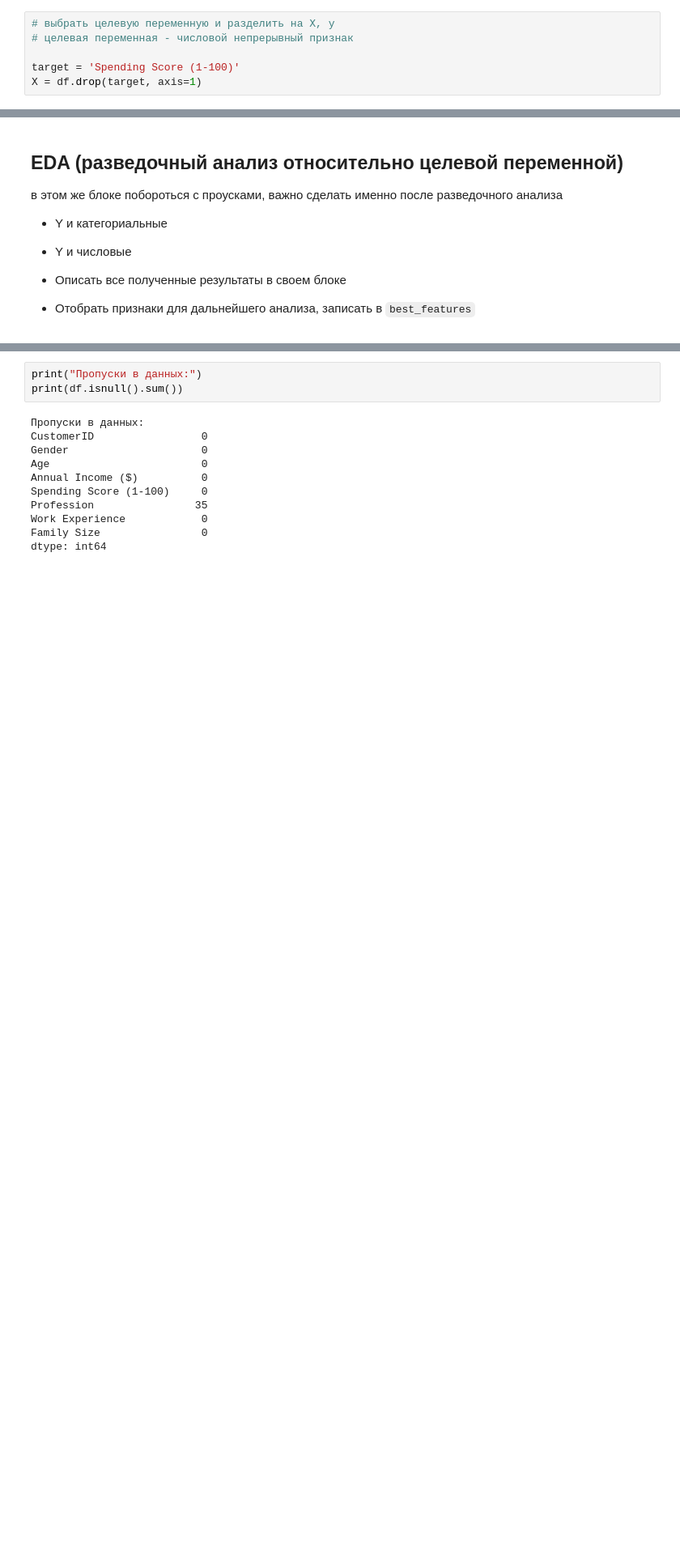
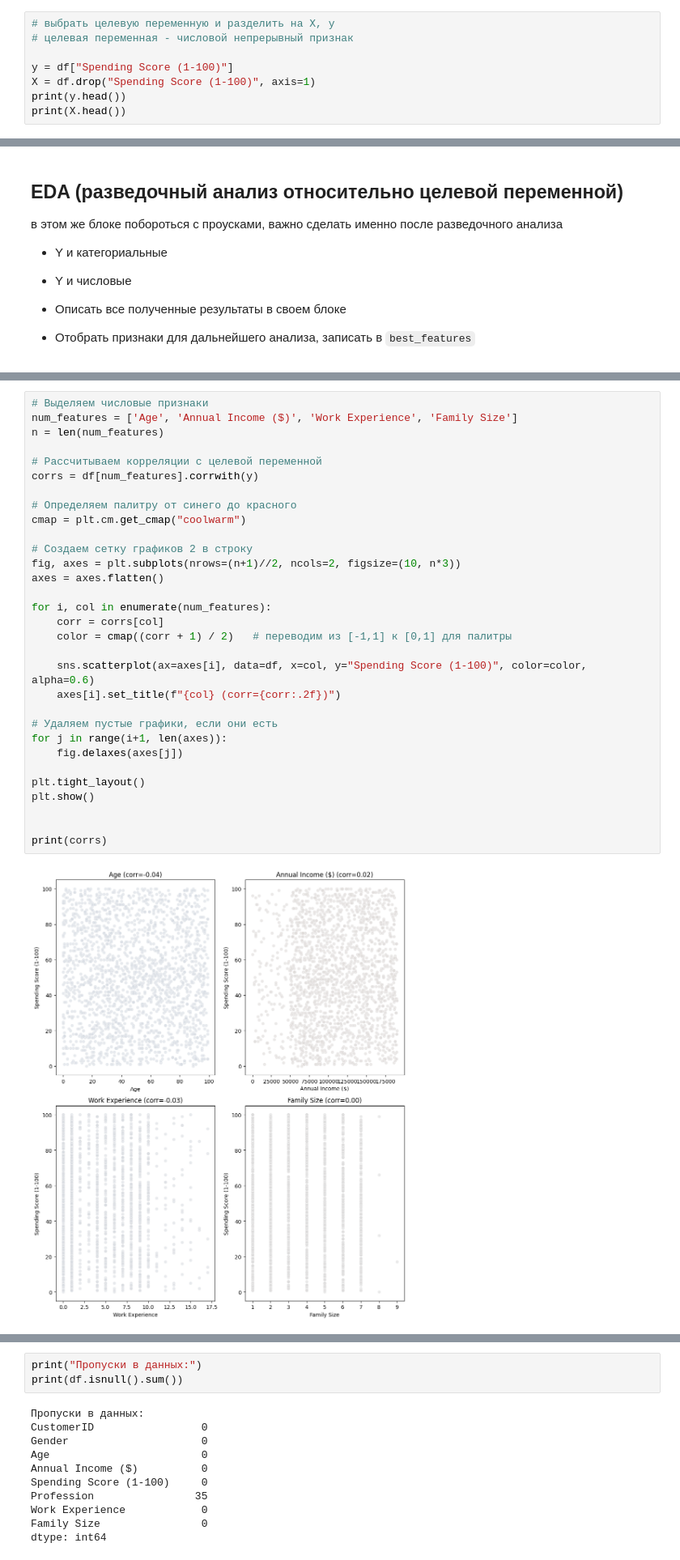
Before and after one commit to Canchili/-, a Jupyter notebook: Копия_блокнота_"Домашнее_задание_2_ipynb".ipynb, the cells around one changed output, grey strips where cells are left out. Shown: that part at 81% size. Drawn from its saved outputs; the diff is of its cells as text; blank space fills up the shorter version.

```diff
--- a/Копия_блокнота_"Домашнее_задание_2_ipynb".ipynb
+++ b/Копия_блокнота_"Домашнее_задание_2_ipynb".ipynb
@@ -44,5 +80,7 @@ for col in categorial_features:
 # выбрать целевую переменную и разделить на X, y
 # целевая переменная - числовой непрерывный признак
 
-target = 'Spending Score (1-100)'
-X = df.drop(target, axis=1)
+y = df["Spending Score (1-100)"]
+X = df.drop("Spending Score (1-100)", axis=1)
+print(y.head())
+print(X.head())
@@ -62,0 +201,33 @@ best_features = categorial_features + numeric_features
+# %%
+# Выделяем числовые признаки
+num_features = ['Age', 'Annual Income ($)', 'Work Experience', 'Family Size']
+n = len(num_features)
+
+# Рассчитываем корреляции с целевой переменной
+corrs = df[num_features].corrwith(y)
+
+# Определяем палитру от синего до красного
+cmap = plt.cm.get_cmap("coolwarm")
+
+# Создаем сетку графиков 2 в строку
+fig, axes = plt.subplots(nrows=(n+1)//2, ncols=2, figsize=(10, n*3))
+axes = axes.flatten()
+
+for i, col in enumerate(num_features):
+    corr = corrs[col]
+    color = cmap((corr + 1) / 2)   # переводим из [-1,1] к [0,1] для палитры
+
+    sns.scatterplot(ax=axes[i], data=df, x=col, y="Spending Score (1-100)", color=color, alpha=0.6)
+    axes[i].set_title(f"{col} (corr={corr:.2f})")
+
+# Удаляем пустые графики, если они есть
+for j in range(i+1, len(axes)):
+    fig.delaxes(axes[j])
+
+plt.tight_layout()
+plt.show()
+
+
+print(corrs)
+# %% [output]
+[figure, added]
```
Also changed, not shown: parts of 16 cells of this notebook.
